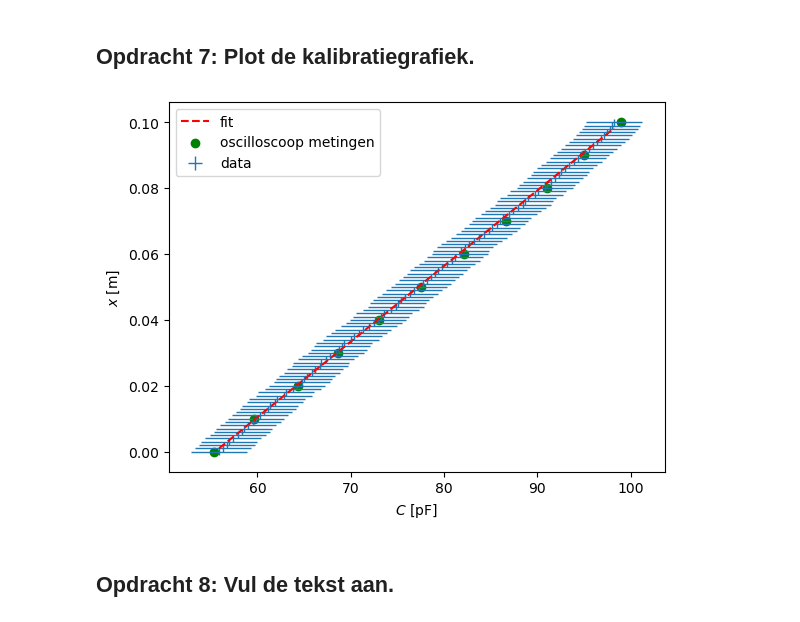
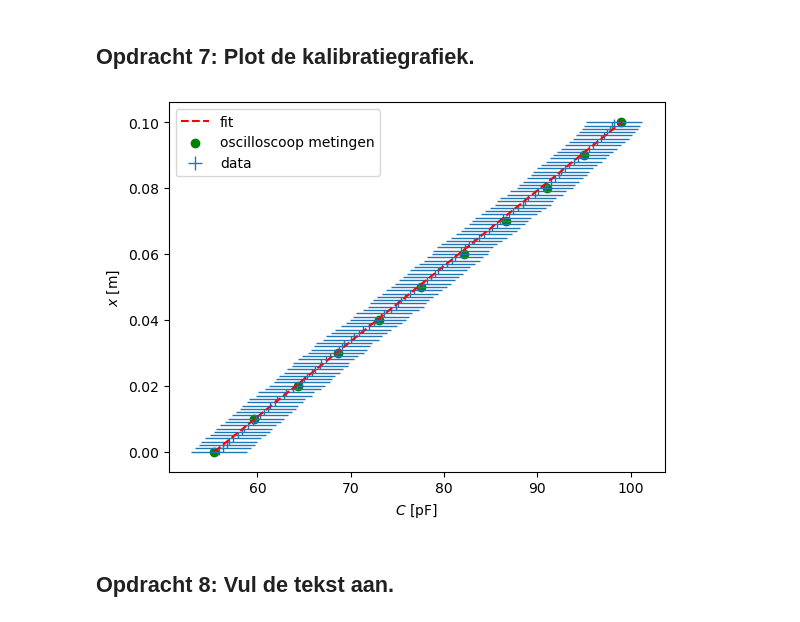
Before and after one commit to fKogelTU/opdrachten-DEF-D, a Jupyter notebook: FysiekeOntwerpopdrachten/2OntwerpEenSensorCondensator/DEFOntwerpopdracht2OntwerpEenSensorInvulTemplate.ipynb, the cells around one changed output. Saved outputs shown, nothing was run; the diff lists cells and outputs as text; code cells hidden in the pictures.

```diff
--- a/FysiekeOntwerpopdrachten/2OntwerpEenSensorCondensator/DEFOntwerpopdracht2OntwerpEenSensorInvulTemplate.ipynb
+++ b/FysiekeOntwerpopdrachten/2OntwerpEenSensorCondensator/DEFOntwerpopdracht2OntwerpEenSensorInvulTemplate.ipynb
@@ -76,24 +76,33 @@ Pas deze tekst aan: Wij gaan een sensor maken die de afstand meet door een dun v
 # %%
 import numpy as np
 import matplotlib.pyplot as plt
+
+er_lucht = 1.0
+er_pvc = 4.0
+
+def c_from_x(x, Er_plastic):
+    A_pvc = (8e-2)*x
+    A_air = A_tot-A_pvc
+    C = C0 * ((A_pvc*er_pvc+A_air*er_lucht)/(A_tot*er_lucht))
+    return C*1e-12
+
 
 #total area in capacitor
 A_tot = 0.01
 
 #make var for area from pvc
-A_pvc = (8e-2)*(np.linspace(0,100,101)*1e-3)
+x = (np.linspace(0,100,101)*1e-3)
+
+C0 = 55.4
 
 #area air
-A_air = A_tot-A_pvc
 
-elucht = 1
-epvc = 4.0
 
 #expected capacitance in pF
-C = 55.4 * ((A_pvc*epvc+A_air*elucht)/(A_tot*elucht))
+C = c_from_x(x, er_pvc)
 
 plt.plot(C, np.linspace(0,100,101)*1e-3, 'k.', label='Verwachtingen')
-plt.xlabel('$C$ [pF]')
+plt.xlabel('$C$ [F]')
 plt.ylabel('$x$ [m]')
 plt.legend()
 plt.show()
@@ -118,29 +127,33 @@ plt.show()
 # %%
 import numpy as np
 import matplotlib.pyplot as plt
 from scipy.optimize import curve_fit
 afstanden = np.linspace(0,100,101)*1e-3
 capaciteiten = np.array([55.9,56.3,56.7,57.0,57.4,57.9,58.3,58.6,59.0,59.5,59.8,60.3,60.7,61.1,61.4,61.9,62.1,62.9,63.1,63.8,64.2,64.8,65.0,65.3,65.8,66.2,66.7,66.8,67.4,67.8,68.4,68.7,69.1,69.3,70.0,70.3,70.9,71.3,72.0,72.5,72.9,73.2,73.6,74.3,74.8,75.1,75.4,75.8,76.4,76.8,77.3,77.7,78.2,78.6,79.0,79.4,79.8,80.3,80.8,81.2,81.7,81.8,82.2,82.7,83.2,83.7,84.3,84.8,85.1,85.7,86.0,86.3,86.9,87.4,87.9,88.4,88.7,89.0,89.7,90.1,90.8,91.0,91.5,91.9,92.3,92.5,93.0,93.4,93.9,94.3,94.7,95.1,95.5,96.0,96.4,96.8,97.1,97.4,97.8,98.0,98.2])
 oscilloscoopMetingen = np.array([55.4, 59.6, 64.3, 68.6, 73.0, 77.5, 82.1, 86.6, 91.0, 95.0, 99.0])
 
-def func(x,a,b):
-    y = a*x+b
-    return y
 
-popt,pcov = curve_fit(func,capaciteiten,afstanden)
-xtest = np.linspace(np.min(capaciteiten),np.max(capaciteiten),100)
-ytest = func(xtest,popt[0],popt[1])
+def c_from_x(x, Er):
+    A_pvc = (8e-2)*x
+    A_air = A_tot-A_pvc
+    C = C0 * ((A_pvc*Er+A_air*er_lucht)/(A_tot*er_lucht))
+    return C
+
+
+popt,pcov = curve_fit(c_from_x,afstanden,capaciteiten)
+ytest = np.linspace(np.min(afstanden),np.max(afstanden),100)
+xtest = c_from_x(ytest,popt[0])
 
 plt.figure()
 plt.errorbar(capaciteiten,afstanden,xerr=3,yerr=1e-3,linewidth=0,marker='.',markersize=0.5, elinewidth=1,label='data')
 plt.plot(xtest,ytest,'r--',label='fit')
 plt.scatter(oscilloscoopMetingen, np.linspace(0, 100e-3, 11), color='green', label='oscilloscoop metingen')
 plt.xlabel('$C$ [pF]')
 plt.ylabel('$x$ [m]')
 plt.legend()
 plt.show()
 # %% [output]
-[figure, old version]
+[figure, new version]
 # %% [markdown]
 ## Opdracht 8: Vul de tekst aan.
 # %% [markdown]
```
Also changed, not shown: parts of 13 cells of this notebook.
